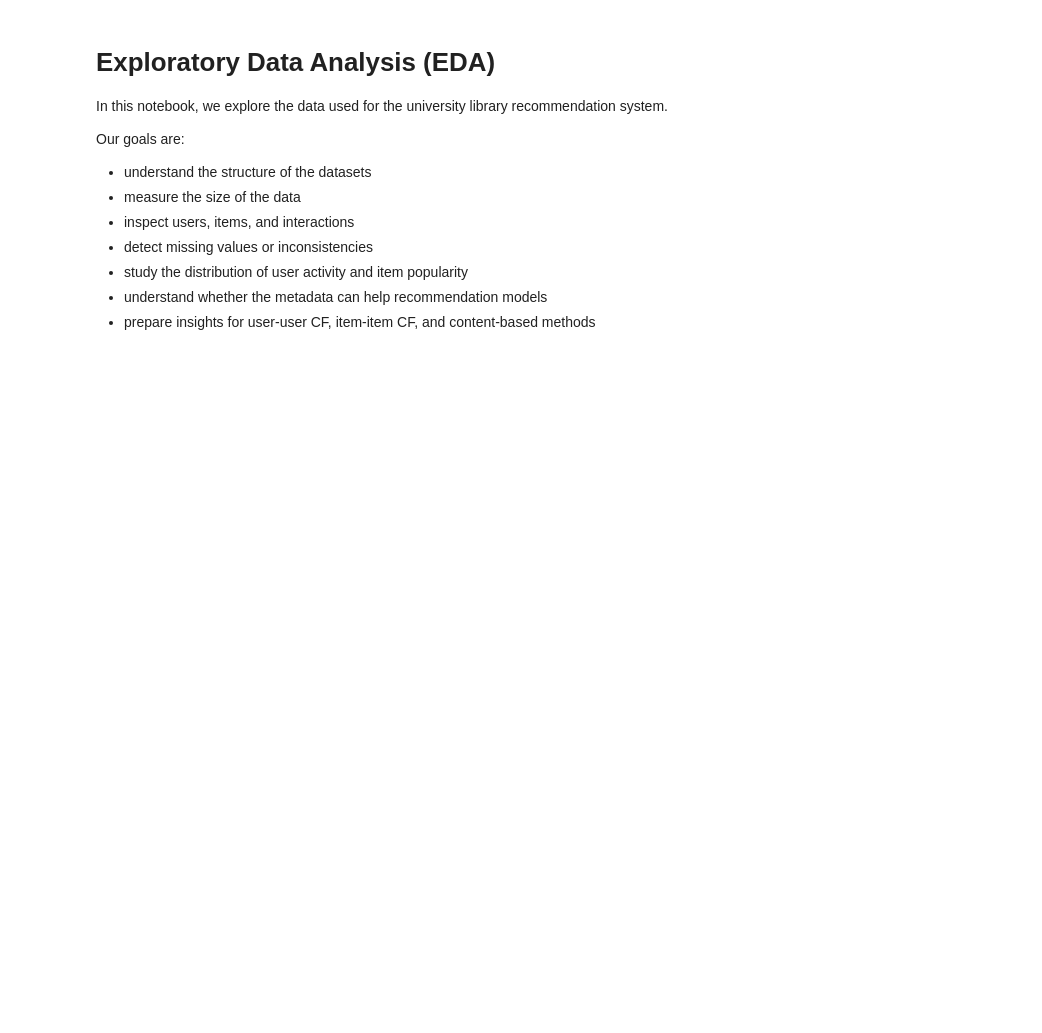
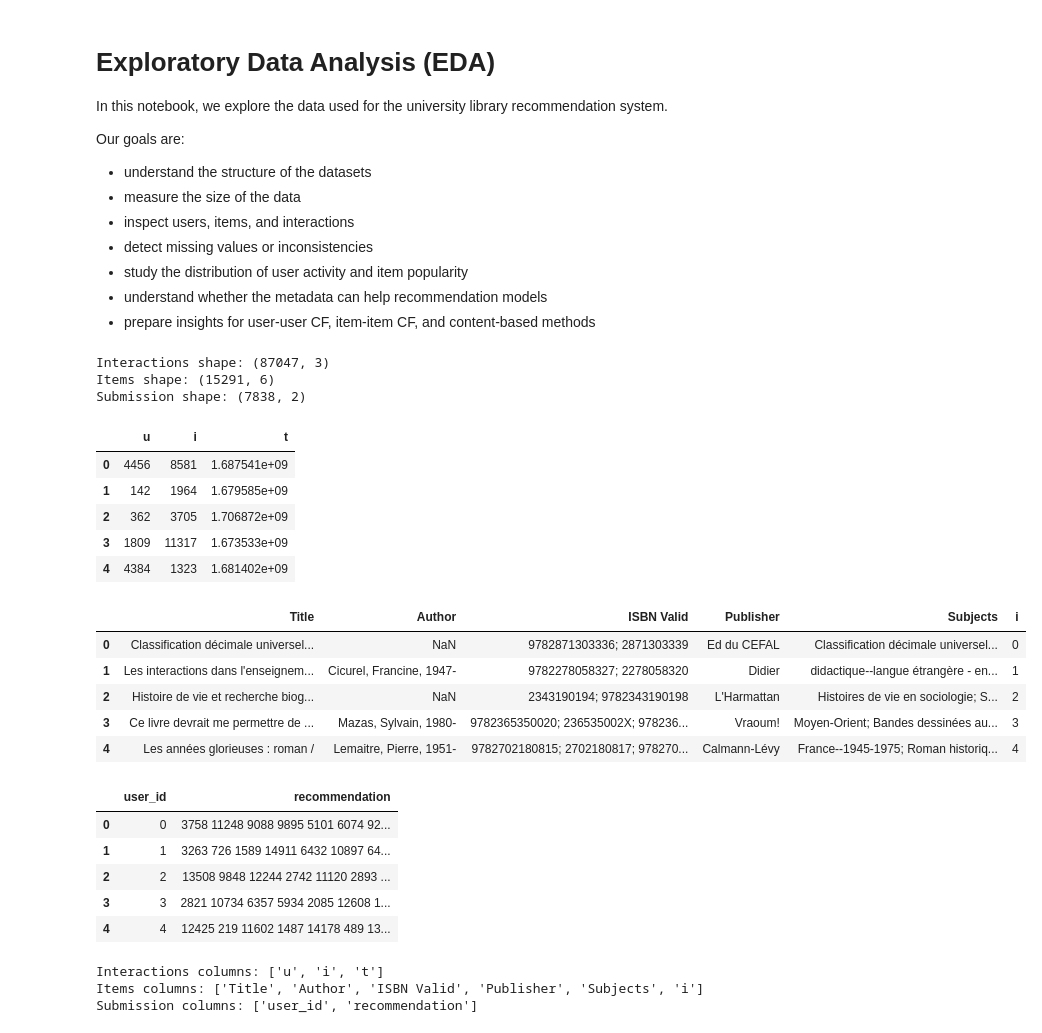
Before and after one commit to Trickwillfrit/EPFL_Rolex, a Jupyter notebook: notebooks/eda.ipynb, the cells around one changed output. Drawn from its saved outputs; the diff is of its cells as text; code cells hidden in the pictures; blank space fills up the shorter version.

```diff
--- a/notebooks/eda.ipynb
+++ b/notebooks/eda.ipynb
@@ -21,3 +22,45 @@ BASE_URL = "https://raw.githubusercontent.com/Trickwillfrit/EPFL_Rolex/main/"
 interactions = pd.read_csv(BASE_URL + "interactions_train.csv")
 items = pd.read_csv(BASE_URL + "items.csv")
 submission = pd.read_csv(BASE_URL + "sample_submission.csv")
+# %%
+# check
+print("Interactions shape:", interactions.shape)
+print("Items shape:", items.shape)
+print("Submission shape:", submission.shape)
+# %% [output]
+Interactions shape: (87047, 3)
+Items shape: (15291, 6)
+Submission shape: (7838, 2)
+# %%
+display(interactions.head())
+display(items.head())
+display(submission.head())
+# %% [output]
+|  | u | i | t |
+| 0 | 4456 | 8581 | 1.687541e+09 |
+| 1 | 142 | 1964 | 1.679585e+09 |
+| 2 | 362 | 3705 | 1.706872e+09 |
+| 3 | 1809 | 11317 | 1.673533e+09 |
+| 4 | 4384 | 1323 | 1.681402e+09 |
+|  | Title | Author | ISBN Valid | Publisher | Subjects | i |
+| 0 | Classification décimale universel... | NaN | 9782871303336; 2871303339 | Ed du CEFAL | Classification décimale universel... | 0 |
+| 1 | Les interactions dans l'enseignem... | Cicurel, Francine, 1947- | 9782278058327; 2278058320 | Didier | didactique--langue étrangère - en... | 1 |
+| 2 | Histoire de vie et recherche biog... | NaN | 2343190194; 9782343190198 | L'Harmattan | Histoires de vie en sociologie; S... | 2 |
+| 3 | Ce livre devrait me permettre de ... | Mazas, Sylvain, 1980- | 9782365350020; 236535002X; 978236... | Vraoum! | Moyen-Orient; Bandes dessinées au... | 3 |
+| 4 | Les années glorieuses : roman / | Lemaitre, Pierre, 1951- | 9782702180815; 2702180817; 978270... | Calmann-Lévy | France--1945-1975; Roman historiq... | 4 |
+|  | user_id | recommendation |
+| 0 | 0 | 3758 11248 9088 9895 5101 6074 92... |
+| 1 | 1 | 3263 726 1589 14911 6432 10897 64... |
+| 2 | 2 | 13508 9848 12244 2742 11120 2893 ... |
+| 3 | 3 | 2821 10734 6357 5934 2085 12608 1... |
+| 4 | 4 | 12425 219 11602 1487 14178 489 13... |
+# %%
+# Print the column names of each dataframe
+# This helps us confirm the exact schema of each dataset
+print("Interactions columns:", interactions.columns.tolist())
+print("Items columns:", items.columns.tolist())
+print("Submission columns:", submission.columns.tolist())
+# %% [output]
+Interactions columns: ['u', 'i', 't']
+Items columns: ['Title', 'Author', 'ISBN Valid', 'Publisher', 'Subjects', 'i']
+Submission columns: ['user_id', 'recommendation']
```
Also changed, not shown: parts of 29 cells of this notebook.
